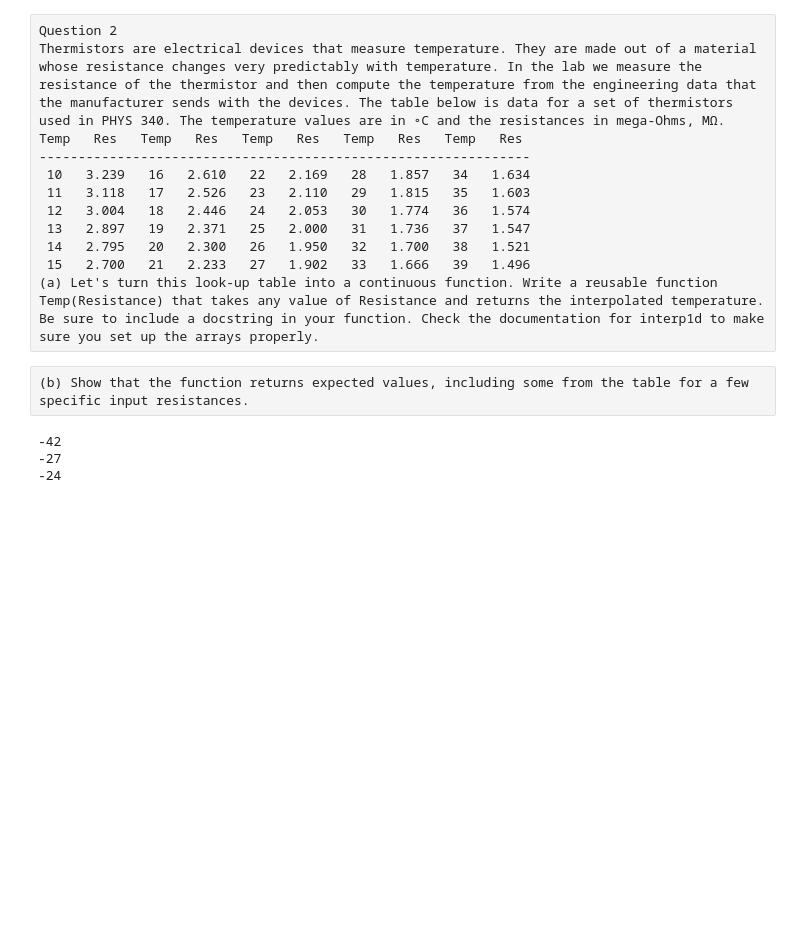
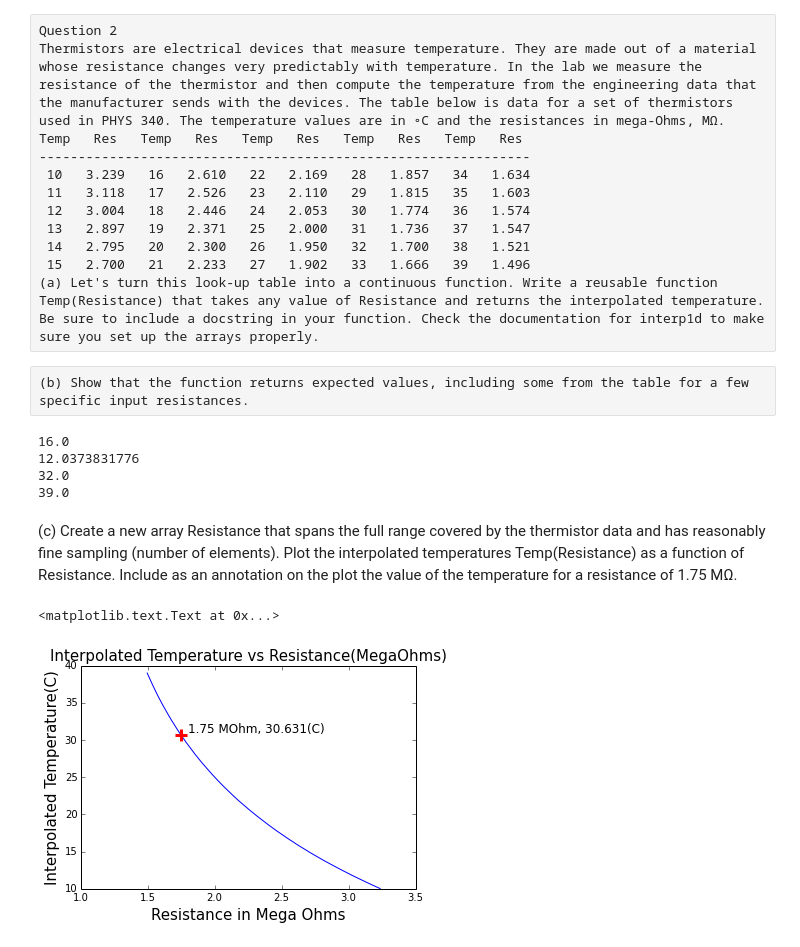
Before and after one commit to jhaslema/PHYS202-S14, a Jupyter notebook: SciPy/InterpolationExercises.ipynb, the cells around one changed output. Saved outputs shown, nothing was run; the diff lists cells and outputs as text; code cells hidden in the pictures; blank space fills up the shorter version.

Commit message:
Exercises on interpolation and differentiation

```diff
--- a/SciPy/InterpolationExercises.ipynb
+++ b/SciPy/InterpolationExercises.ipynb
@@ -102,19 +104,37 @@ Temp   Res   Temp   Res   Temp   Res   Temp   Res   Temp   Res
  14   2.795   20   2.300   26   1.950   32   1.700   38   1.521
  15   2.700   21   2.233   27   1.902   33   1.666   39   1.496
 (a) Let's turn this look-up table into a continuous function. Write a reusable function Temp(Resistance) that takes any value of Resistance and returns the interpolated temperature. Be sure to include a docstring in your function. Check the documentation for interp1d to make sure you set up the arrays properly.
-# %%
-def Temp(Resistance):
-    """This function takes in a Resistance in mega-Ohms and returns the corresponding temperature in degrees Celcius"""
-    slope = (39-10)/(1.496-3.239)
-    yIntercept = -1*20/(slope*2.300)
-    return int(Resistance*slope + yIntercept)
+# %%
+def Temp(Resistance):
+    """This function takes in a Resistance in mega-Ohms and returns the corresponding temperature in degrees Celcius"""
+    temperatures = np.arange(39,9,-1)
+    resistances = [1.496,1.521,1.547,1.574,1.603,1.634,1.666,1.700,1.736,1.774,1.815,1.857,1.902,1.950,2.000,2.053,2.110,2.169,2.233,2.300,2.371,2.446,2.526,2.610,2.700,2.795,2.897,3.004,3.118,3.239]
+
+    Interpolation = interp1d(resistances,temperatures)
+    return Interpolation(Resistance)
 # %% [raw]
 (b) Show that the function returns expected values, including some from the table for a few specific input resistances.
 # %%
 print Temp(2.610)
+print Temp(3.000)
 print Temp(1.700)
 print Temp(1.496)
 # %% [output]
--42
--27
--24
+16.0
+12.0373831776
+32.0
+39.0
+# %% [markdown]
+(c) Create a new array Resistance that spans the full range covered by the thermistor data and has reasonably fine sampling (number of elements). Plot the interpolated temperatures Temp(Resistance) as a function of Resistance. Include as an annotation on the plot the value of the temperature for a resistance of 1.75 MΩ.
+# %%
+Resistance = np.arange(1.496,3.239,.01)
+y = Temp(Resistance)
+plt.plot(Resistance,y)
+plt.plot(1.75, Temp(1.75), 'r+',markersize=12,markeredgewidth=3)
+plt.annotate('1.75 MOhm, '+str(int(Temp(1.75)*1000)/1000.)+"(C)",(1.8,31),size=12,xycoords='data')
+plt.ylabel("Interpolated Temperature(C)",fontsize = 15)
+plt.xlabel("Resistance in Mega Ohms",fontsize = 15)
+plt.title("Interpolated Temperature vs Resistance(MegaOhms)",fontsize=15)
+# %% [output]
+<matplotlib.text.Text at 0x...>
+[figure, added]
```
Also changed, not shown: parts of 3 cells of this notebook, 3 other files.
